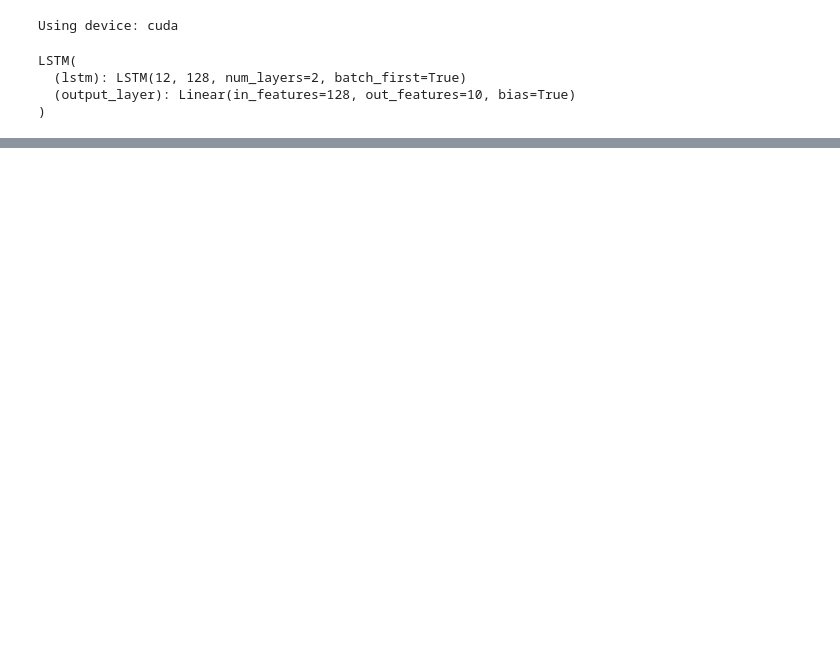
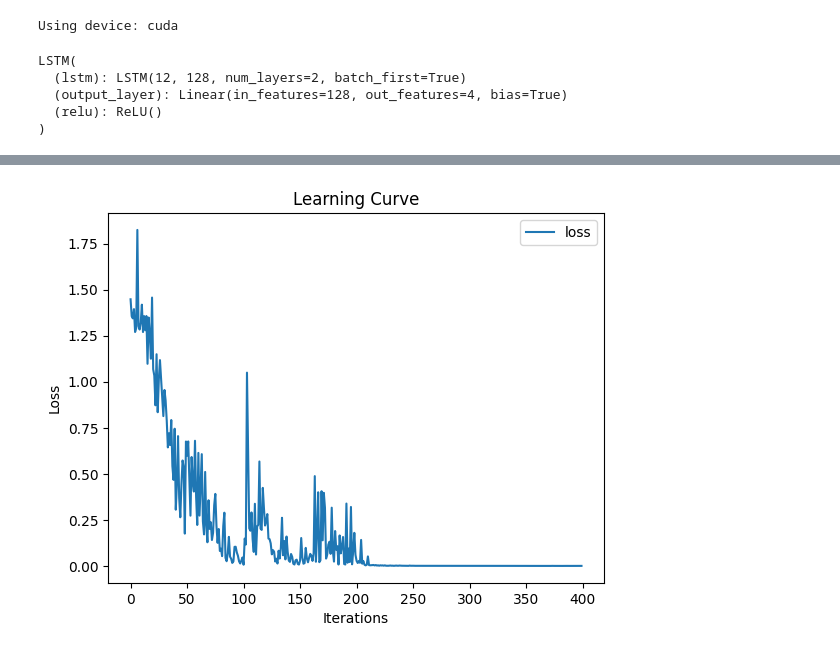
Before and after one commit to staystaywithme/HRI2025, a Jupyter notebook: Model/classifier/lstm.ipynb, the cells around one changed output, grey strips where cells are left out. Saved outputs shown, nothing was run; the diff lists cells and outputs as text; code cells hidden in the pictures; blank space fills up the shorter version.

```diff
--- a/Model/classifier/lstm.ipynb
+++ b/Model/classifier/lstm.ipynb
@@ -44,8 +52,8 @@ sequence_len = 301
 input_len = 12
 hidden_size = 128
 num_layers = 2
-num_classes = 10
-num_epochs = 1000
+num_classes = 4
+num_epochs = 100
 learning_rate = 0.01
 # %%
 device = torch.device("cuda" if torch.cuda.is_available() else "cpu")
@@ -60,7 +68,7 @@ class LSTM(nn.Module):
         self.num_layers = num_layers
         self.lstm = nn.LSTM(input_size, hidden_size, num_layers, batch_first=True)
         self.output_layer = nn.Linear(hidden_size, num_classes)
-        #self.relu = nn.ReLU()
+        self.relu = nn.ReLU()
 
     def forward(self, x):
         hidden_state = torch.zeros(self.num_layers, x.size(0), self.hidden_size).to(device)
@@ -74,7 +82,8 @@ print(model)
 # %% [output]
 LSTM(
   (lstm): LSTM(12, 128, num_layers=2, batch_first=True)
-  (output_layer): Linear(in_features=128, out_features=10, bias=True)
+  (output_layer): Linear(in_features=128, out_features=4, bias=True)
+  (relu): ReLU()
 )
 # %%
 loss_function = nn.CrossEntropyLoss()
@@ -84,16 +93,31 @@ def train(num_epochs, model, train_loader, loss_function):
     total_step = len(train_loader)
 
     for epoch in range(num_epochs):
-        for batch, (images, labels) in enumerate(train_loader):
-            images = images.reshape(-1, sequence_len, input_len).to(device)
+        for batch, (lifts, labels) in enumerate(train_loader):
+            lifts = lifts.reshape(-1, sequence_len, input_len).to(device)
             labels = labels.long().to(device)
 
-            outputs = model(images)
+            outputs = model(lifts)
             loss = loss_function(outputs, labels)
 
             optimizer.zero_grad()
             loss.backward()
             optimizer.step()
 
-            if (batch+1) % 1 == 0:
+            if (batch+1) % 2 == 0:
+                loss_list.append(loss.item())
                 print(f"Epoch [{epoch+1}; Batch {batch+1}/{total_step}]; Loss: {loss.item():.4f}")
+
+loss_list = []
+#draw learning curve
+def plot_learning_curve(loss_list):
+    plt.plot(loss_list, label="loss")
+    plt.xlabel("Iterations")
+    plt.ylabel("Loss")
+    plt.title("Learning Curve")
+    plt.legend()
+    plt.show()
+
+train(num_epochs, model, train_loader, loss_function)
+plot_learning_curve(loss_list)
+# %% [output]
@@ -99,0 +141 @@ def train(num_epochs, model, train_loader, loss_function):
+[figure, added]
```
Also changed, not shown: parts of 6 cells of this notebook, 1 other file.
